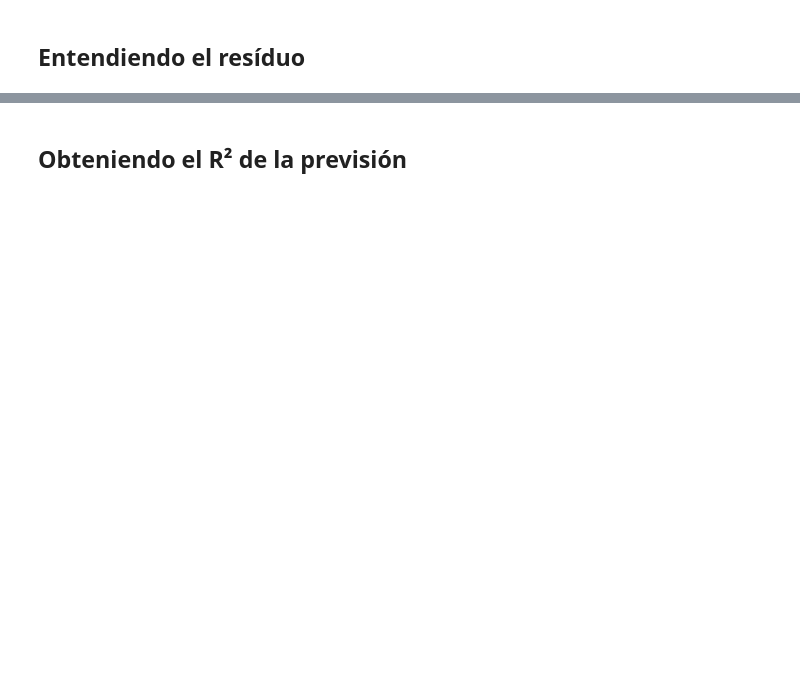
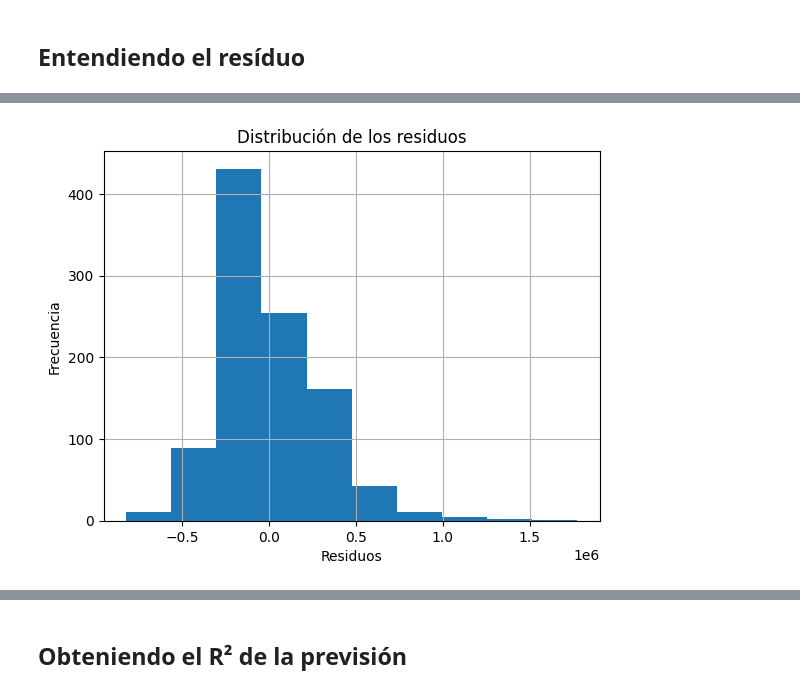
Before and after one commit to smringdesigns/Estadistica_Relaciones_con_Regresion_Lineal, a Jupyter notebook: precios_de_inmuebles_regresion_lineal.ipynb, the cells around one changed output, grey strips where cells are left out. Saved outputs shown, nothing was run; the diff lists cells and outputs as text; code cells hidden in the pictures; blank space fills up the shorter version.

```diff
--- a/precios_de_inmuebles_regresion_lineal.ipynb
+++ b/precios_de_inmuebles_regresion_lineal.ipynb
@@ -217,3 +259,12 @@ En este caso, recurrimos a la métrica R², el coeficiente de determinación. El
+# %%
+# Cómo están distribuidos
+modelo_0.resid.hist()
+plt.title('Distribución de los residuos')
+plt.xlabel('Residuos')
+plt.ylabel('Frecuencia')
+plt.show()
+# %% [output]
+[figure, added]
 # %% [markdown]
 <img src="https://i.ibb.co/zGTB35V/residuos.png" alt="residuos" border="0">
 # %% [markdown]
```
Also changed, not shown: parts of 9 cells of this notebook.
